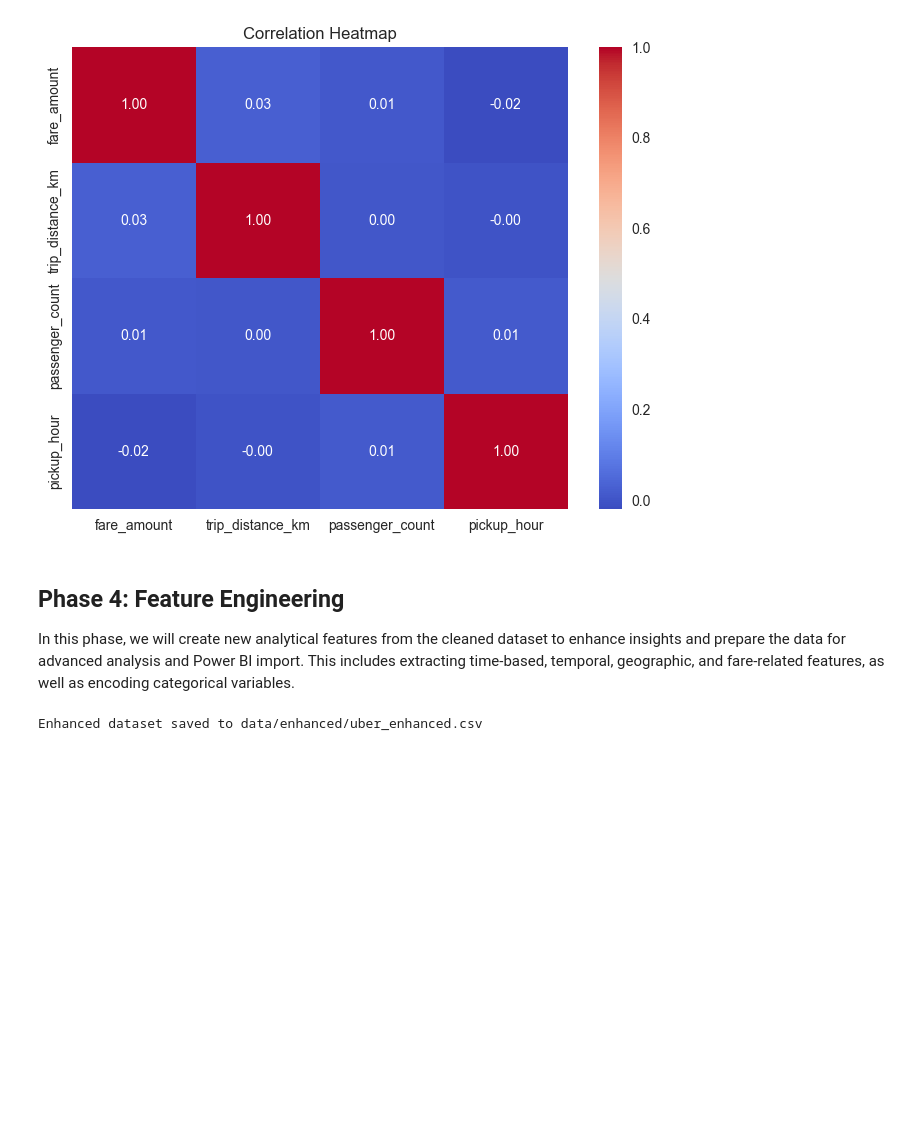
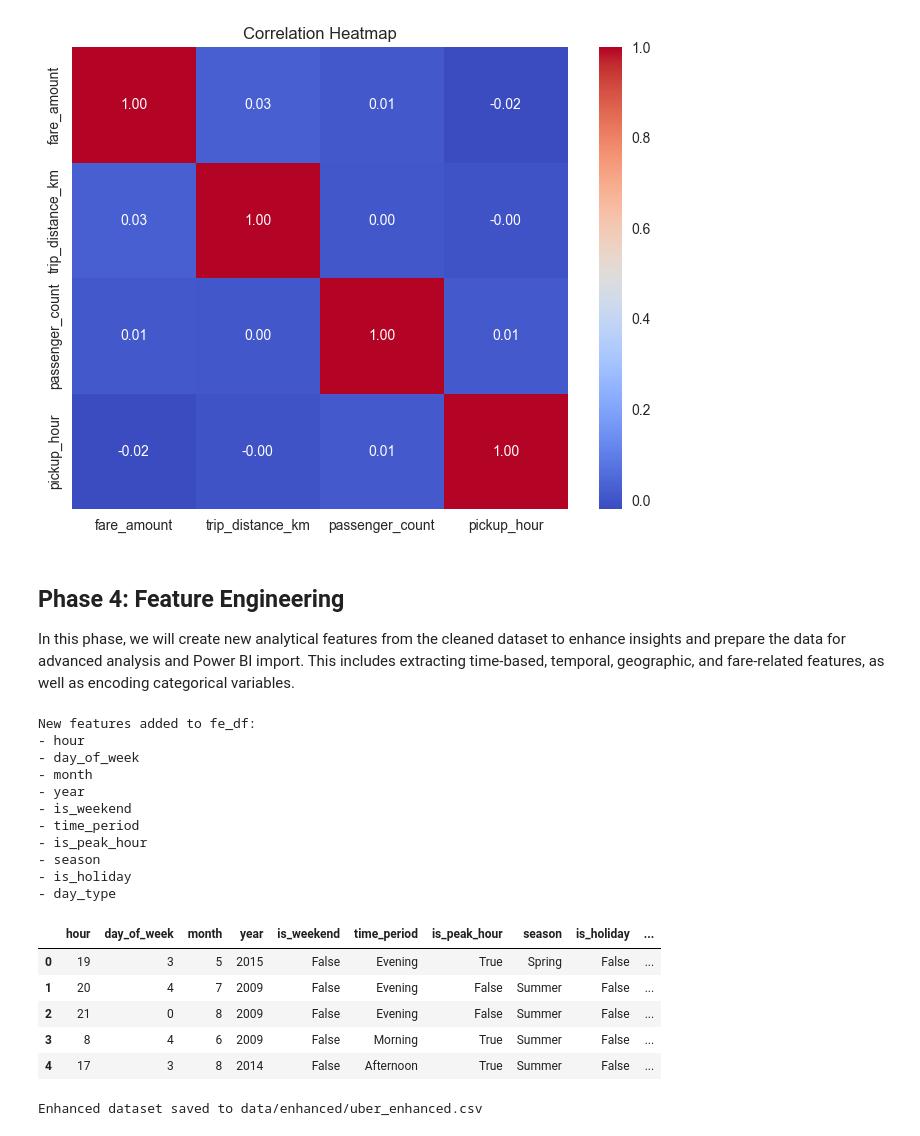
Before and after one commit to GerardNgabo/uber-fare-data-analysis, a Jupyter notebook: notebooks/uber_fare_analysis.ipynb, the cells around one changed output. Saved outputs shown, nothing was run; the diff lists cells and outputs as text; code cells hidden in the pictures; blank space fills up the shorter version.

```diff
--- a/notebooks/uber_fare_analysis.ipynb
+++ b/notebooks/uber_fare_analysis.ipynb
@@ -511,6 +511,31 @@ fe_df['manhattan_distance_km'] = (
     np.abs(fe_df['pickup_longitude'] - fe_df['dropoff_longitude']) +
     np.abs(fe_df['pickup_latitude'] - fe_df['dropoff_latitude'])
 ) * 111  # rough conversion to km
+# %%
+# Display the new features added to fe_df (columns not in eda_df)
+new_features = [col for col in fe_df.columns if col not in eda_df.columns]
+print("New features added to fe_df:")
+for feature in new_features:
+    print(f"- {feature}")
+display(fe_df[new_features].head())
+# %% [output]
+New features added to fe_df:
+- hour
+- day_of_week
+- month
+- year
+- is_weekend
+- time_period
+- is_peak_hour
+- season
+- is_holiday
+- day_type
+|  | hour | day_of_week | month | year | is_weekend | time_period | is_peak_hour | season | is_holiday | ... |
+| 0 | 19 | 3 | 5 | 2015 | False | Evening | True | Spring | False | ... |
+| 1 | 20 | 4 | 7 | 2009 | False | Evening | False | Summer | False | ... |
+| 2 | 21 | 0 | 8 | 2009 | False | Evening | False | Summer | False | ... |
+| 3 | 8 | 4 | 6 | 2009 | False | Morning | True | Summer | False | ... |
+| 4 | 17 | 3 | 8 | 2014 | False | Afternoon | True | Summer | False | ... |
 # %%
 # Fare-related features
 fe_df['fare_per_km'] = fe_df['fare_amount'] / (fe_df['trip_distance_km'] + 1e-3)
```
Also changed, not shown: 12 other files.
